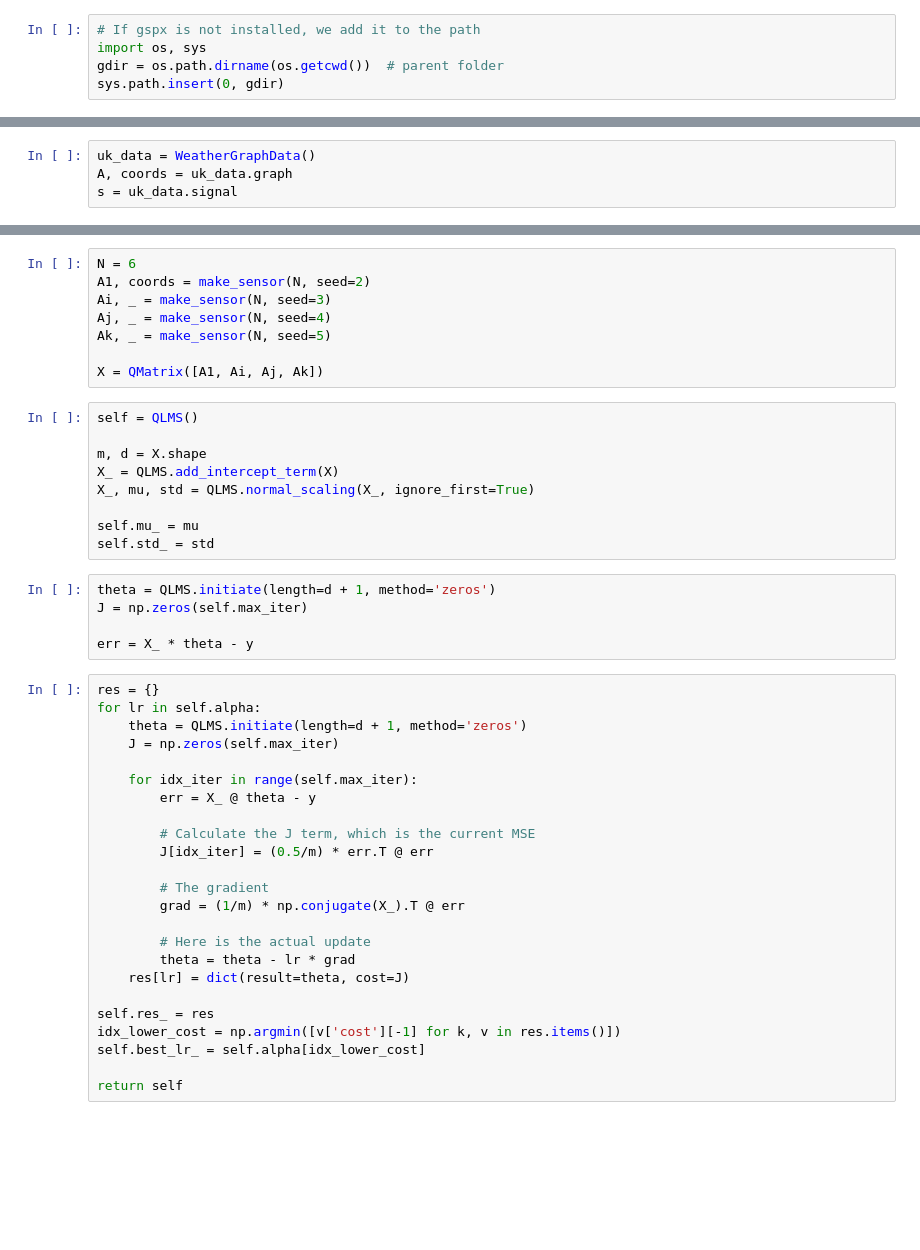
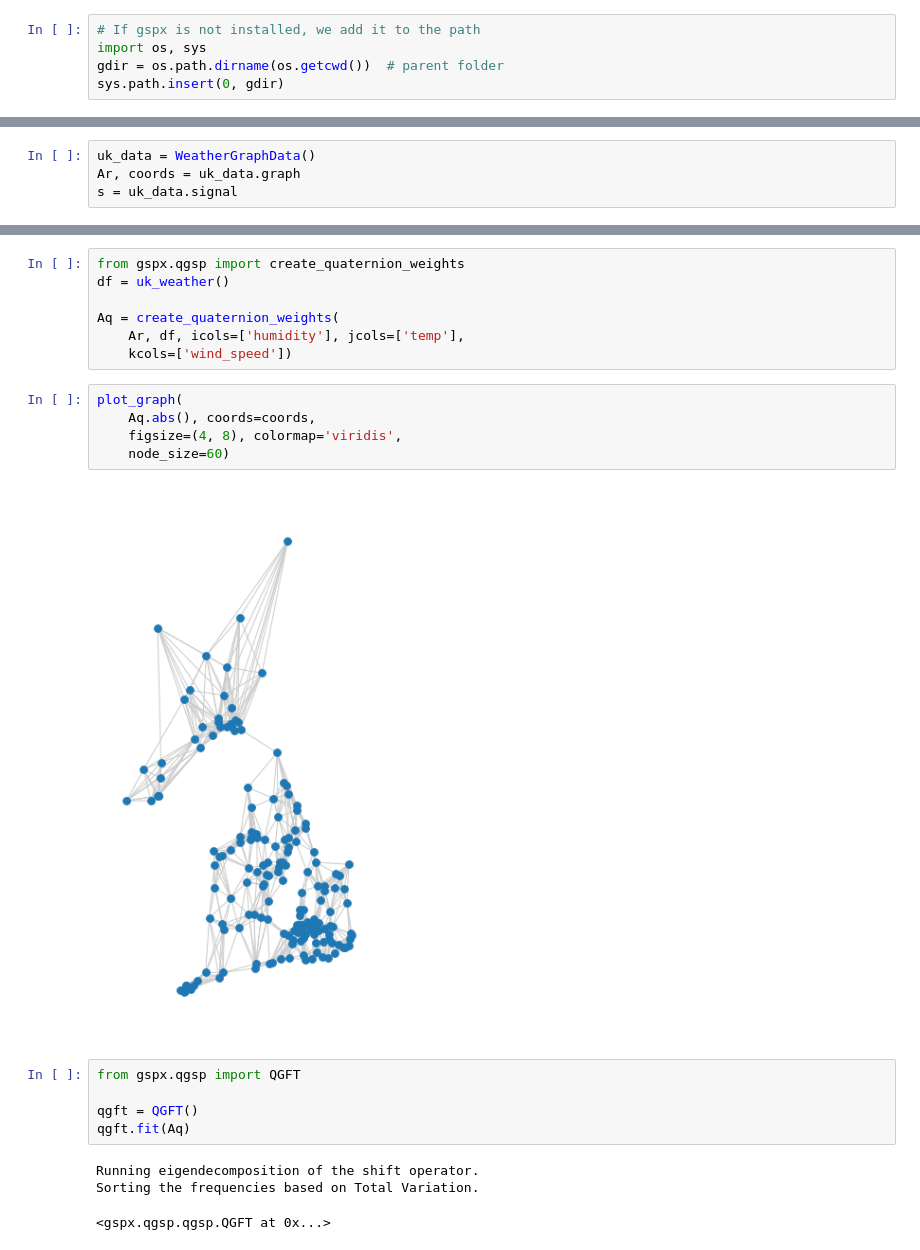
Before and after one commit to gboaviagem/gspx, a Jupyter notebook: notebooks/05_qlms_tests.ipynb, the cells around one changed output, grey strips where cells are left out. Drawn from its saved outputs; the diff is of its cells as text; blank space fills up the shorter version.

Commit message:
Updates on QGFT.

```diff
--- a/notebooks/05_qlms_tests.ipynb
+++ b/notebooks/05_qlms_tests.ipynb
@@ -17,4 +9,4 @@ from gspx.datasets import WeatherGraphData, uk_weather
 # %%
 uk_data = WeatherGraphData()
-A, coords = uk_data.graph
+Ar, coords = uk_data.graph
 s = uk_data.signal
@@ -38,46 +13,23 @@ array([[ True, False, False, False, False, False],
-# %%
-N = 6
-A1, coords = make_sensor(N, seed=2)
-Ai, _ = make_sensor(N, seed=3)
-Aj, _ = make_sensor(N, seed=4)
-Ak, _ = make_sensor(N, seed=5)
-
-X = QMatrix([A1, Ai, Aj, Ak])
-# %%
-self = QLMS()
-
-m, d = X.shape
-X_ = QLMS.add_intercept_term(X)
-X_, mu, std = QLMS.normal_scaling(X_, ignore_first=True)
-
-self.mu_ = mu
-self.std_ = std
-# %%
-theta = QLMS.initiate(length=d + 1, method='zeros')
-J = np.zeros(self.max_iter)
-
-err = X_ * theta - y
-# %%
-res = {}
-for lr in self.alpha:
-    theta = QLMS.initiate(length=d + 1, method='zeros')
-    J = np.zeros(self.max_iter)
-
-    for idx_iter in range(self.max_iter):
-        err = X_ @ theta - y
-
-        # Calculate the J term, which is the current MSE
-        J[idx_iter] = (0.5/m) * err.T @ err
-
-        # The gradient
-        grad = (1/m) * np.conjugate(X_).T @ err
-
-        # Here is the actual update
-        theta = theta - lr * grad
-    res[lr] = dict(result=theta, cost=J)
-
-self.res_ = res
-idx_lower_cost = np.argmin([v['cost'][-1] for k, v in res.items()])
-self.best_lr_ = self.alpha[idx_lower_cost]
-
-return self
+# %%
+from gspx.qgsp import create_quaternion_weights
+df = uk_weather()
+
+Aq = create_quaternion_weights(
+    Ar, df, icols=['humidity'], jcols=['temp'],
+    kcols=['wind_speed'])
+# %%
+plot_graph(
+    Aq.abs(), coords=coords,
+    figsize=(4, 8), colormap='viridis',
+    node_size=60)
+# %% [output]
+[figure, added]
+# %%
+from gspx.qgsp import QGFT
+
+qgft = QGFT()
+qgft.fit(Aq)
+# %% [output]
+Running eigendecomposition of the shift operator.
+Sorting the frequencies based on Total Variation.
+<gspx.qgsp.qgsp.QGFT at 0x...>
```
Also changed, not shown: parts of 7 cells of this notebook, 7 other files.
